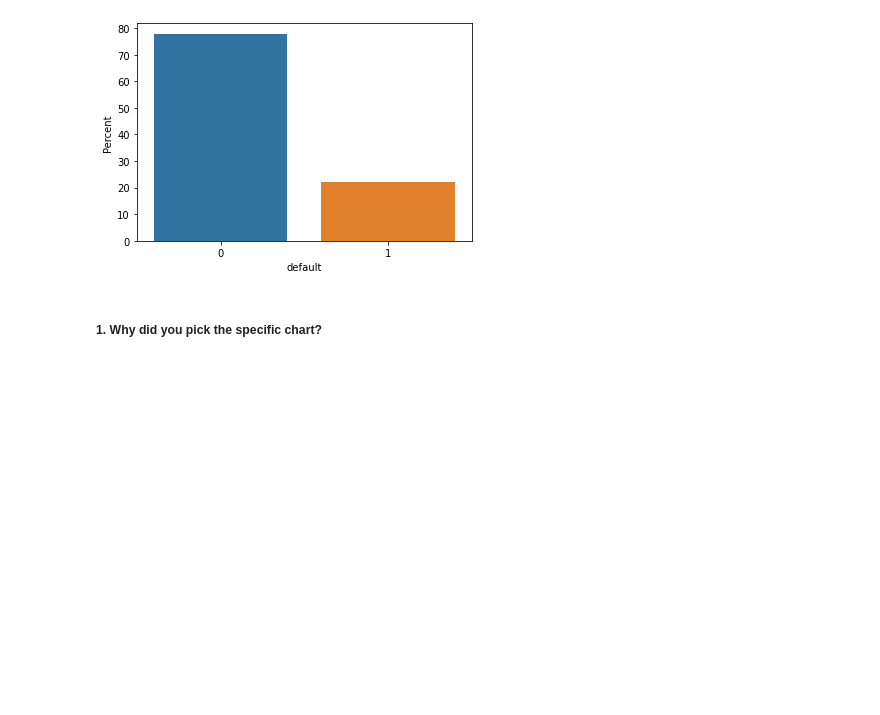
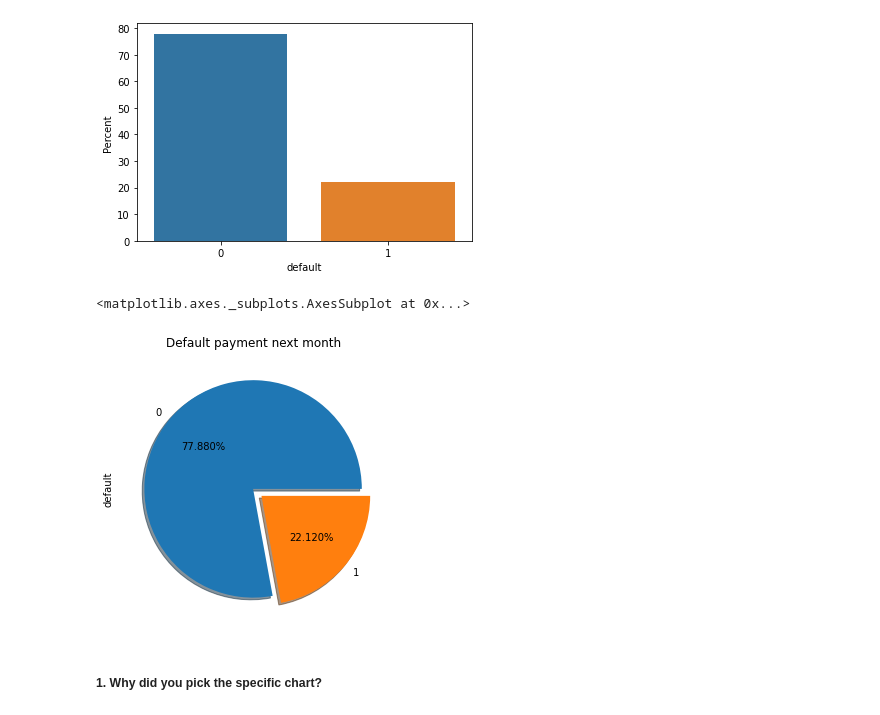
Before and after one commit to SaniyaBubere/Credit-Card-Default-Prediction, a Jupyter notebook: Credit_Card_Default_Prediction.ipynb, the cells around one changed output. Cells and saved outputs as stored; diff of their text form; code cells hidden in the pictures; blank space fills up the shorter version.

```diff
--- a/Credit_Card_Default_Prediction.ipynb
+++ b/Credit_Card_Default_Prediction.ipynb
@@ -373,3 +343,7 @@ Some of the columns didn’t make sense to me, so I decided to rename them into
 # %%
-# renaming status columns
-df.rename(columns={'PAY_0':'PAY_SEPT','PAY_2':'PAY_AUG','PAY_3':'PAY_JUL','PAY_4':'PAY_JUN','PAY_5':'PAY_MAY','PAY_6':'PAY_APR'},inplace=True)
+# renaming status,bill amount & payment amount columns
+df.rename(columns={'PAY_0':'PAY_SEPT','PAY_2':'PAY_AUG','PAY_3':'PAY_JUL','PAY_4':'PAY_JUN','PAY_5':'PAY_MAY','PAY_6':'PAY_APR'
+,'BILL_AMT1':'BILL_AMT_SEPT','BILL_AMT2':'BILL_AMT_AUG','BILL_AMT3':'BILL_AMT_JUL','BILL_AMT4':'BILL_AMT_JUN','BILL_AMT5':'BILL_AMT_MAY','BILL_AMT6':'BILL_AMT_APR'
+,'PAY_AMT1':'PAY_AMT_SEPT','PAY_AMT2':'PAY_AMT_AUG','PAY_AMT3':'PAY_AMT_JUL','PAY_AMT4':'PAY_AMT_JUN','PAY_AMT5':'PAY_AMT_MAY','PAY_AMT6':'PAY_AMT_APR'},inplace=True)
+
+print(colored("\nTHE NAMES OF COLUMNS WERE SUCCESFULLY CHANGED...", color = "green", attrs = ["bold", "dark"]))
@@ -376,9 +352,3 @@ df.rename(columns={'PAY_0':'PAY_SEPT','PAY_2':'PAY_AUG','PAY_3':'PAY_JUL','PAY_4
-# %%
-# renaming columns of bill amount
-df.rename(columns={'BILL_AMT1':'BILL_AMT_SEPT','BILL_AMT2':'BILL_AMT_AUG','BILL_AMT3':'BILL_AMT_JUL','BILL_AMT4':'BILL_AMT_JUN','BILL_AMT5':'BILL_AMT_MAY','BILL_AMT6':'BILL_AMT_APR'}, inplace = True)
-# %%
-# renaming columns of payment amount
-df.rename(columns={'PAY_AMT1':'PAY_AMT_SEPT','PAY_AMT2':'PAY_AMT_AUG','PAY_AMT3':'PAY_AMT_JUL','PAY_AMT4':'PAY_AMT_JUN','PAY_AMT5':'PAY_AMT_MAY','PAY_AMT6':'PAY_AMT_APR'},inplace=True)
 # %%
 # renamin target column
 df.rename(columns={'default payment next month':'default'},inplace=True)
@@ -503,5 +466,12 @@ plt.show()
 # %% [output]
 [figure]
+# %%
+plt.figure(figsize = [10, 5])
+plt.title("Default payment next month")
+df["default"].value_counts().plot.pie(explode = [0, 0.10], autopct = '%1.3f%%', shadow = True)
+# %% [output]
+<matplotlib.axes._subplots.AxesSubplot at 0x...>
+[figure, added]
 # %% [markdown]
 ##### 1. Why did you pick the specific chart?
 # %% [markdown]
```
Also changed, not shown: parts of 77 cells of this notebook.
